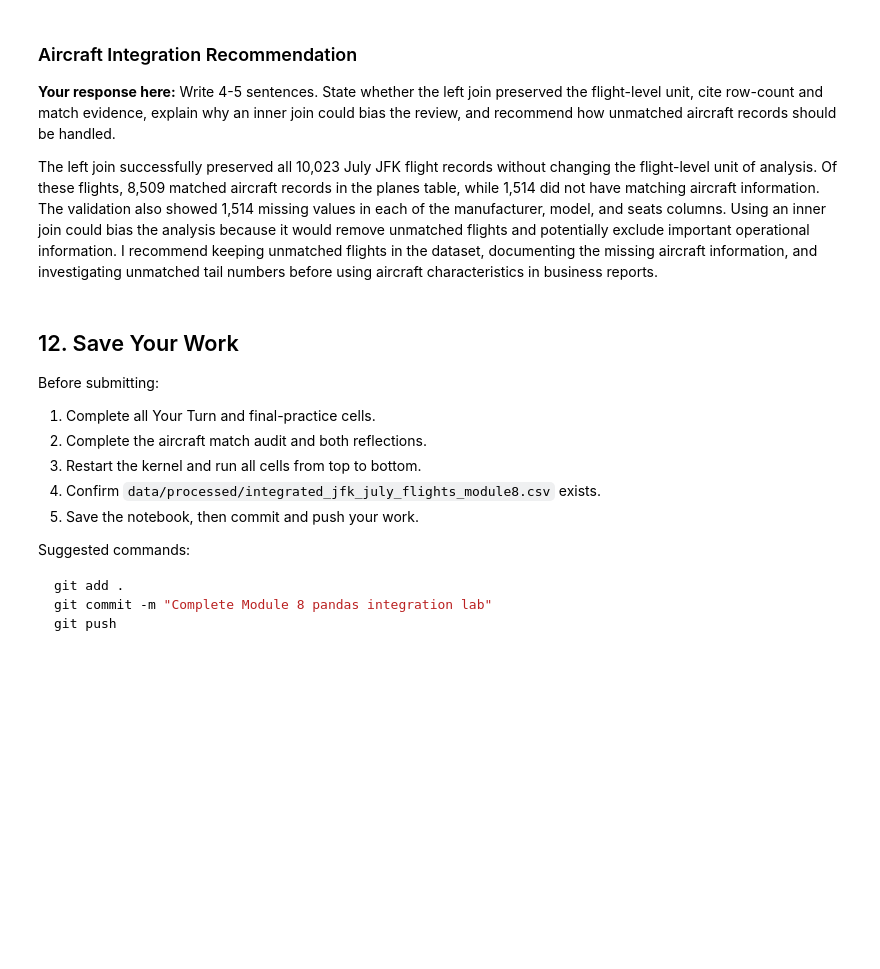
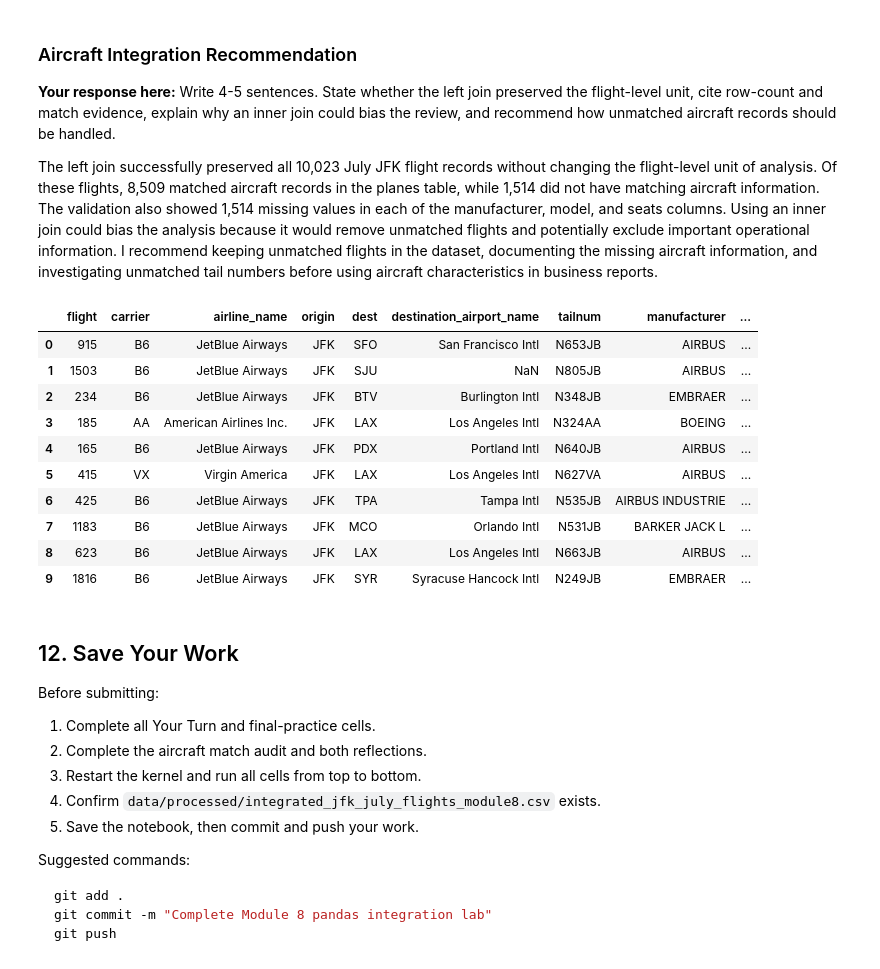
Before and after one commit to kalshaikhli/ban6003-week7-8-Karrar-Alshaikhli, a Jupyter notebook: notebooks/module8_pandas_integration_guided_lab.ipynb, the cells around one changed output. Cells and saved outputs as stored; diff of their text form; code cells hidden in the pictures; blank space fills up the shorter version.

```diff
--- a/notebooks/module8_pandas_integration_guided_lab.ipynb
+++ b/notebooks/module8_pandas_integration_guided_lab.ipynb
@@ -933,6 +937,34 @@ dtype: int64
 **Your response here:** Write 4-5 sentences. State whether the left join preserved the flight-level unit, cite row-count and match evidence, explain why an inner join could bias the review, and recommend how unmatched aircraft records should be handled.
 
 The left join successfully preserved all 10,023 July JFK flight records without changing the flight-level unit of analysis. Of these flights, 8,509 matched aircraft records in the planes table, while 1,514 did not have matching aircraft information. The validation also showed 1,514 missing values in each of the manufacturer, model, and seats columns. Using an inner join could bias the analysis because it would remove unmatched flights and potentially exclude important operational information. I recommend keeping unmatched flights in the dataset, documenting the missing aircraft information, and investigating unmatched tail numbers before using aircraft characteristics in business reports.
+# %%
+# Karrar Note: Additional validation: Preview integrated flight and aircraft information
+
+aircraft_match_audit[[
+    "flight",
+    "carrier",
+    "airline_name",
+    "origin",
+    "dest",
+    "destination_airport_name",
+    "tailnum",
+    "manufacturer",
+    "model",
+    "seats",
+    "_merge"
+]].head(10)
+# %% [output]
+|  | flight | carrier | airline_name | origin | dest | destination_airport_name | tailnum | manufacturer | ... |
+| 0 | 915 | B6 | JetBlue Airways | JFK | SFO | San Francisco Intl | N653JB | AIRBUS | ... |
+| 1 | 1503 | B6 | JetBlue Airways | JFK | SJU | NaN | N805JB | AIRBUS | ... |
+| 2 | 234 | B6 | JetBlue Airways | JFK | BTV | Burlington Intl | N348JB | EMBRAER | ... |
+| 3 | 185 | AA | American Airlines Inc. | JFK | LAX | Los Angeles Intl | N324AA | BOEING | ... |
+| 4 | 165 | B6 | JetBlue Airways | JFK | PDX | Portland Intl | N640JB | AIRBUS | ... |
+| 5 | 415 | VX | Virgin America | JFK | LAX | Los Angeles Intl | N627VA | AIRBUS | ... |
+| 6 | 425 | B6 | JetBlue Airways | JFK | TPA | Tampa Intl | N535JB | AIRBUS INDUSTRIE | ... |
+| 7 | 1183 | B6 | JetBlue Airways | JFK | MCO | Orlando Intl | N531JB | BARKER JACK L | ... |
+| 8 | 623 | B6 | JetBlue Airways | JFK | LAX | Los Angeles Intl | N663JB | AIRBUS | ... |
+| 9 | 1816 | B6 | JetBlue Airways | JFK | SYR | Syracuse Hancock Intl | N249JB | EMBRAER | ... |
 # %% [markdown]
 ## 12. Save Your Work
 
```
Also changed, not shown: parts of 1 cell of this notebook.
